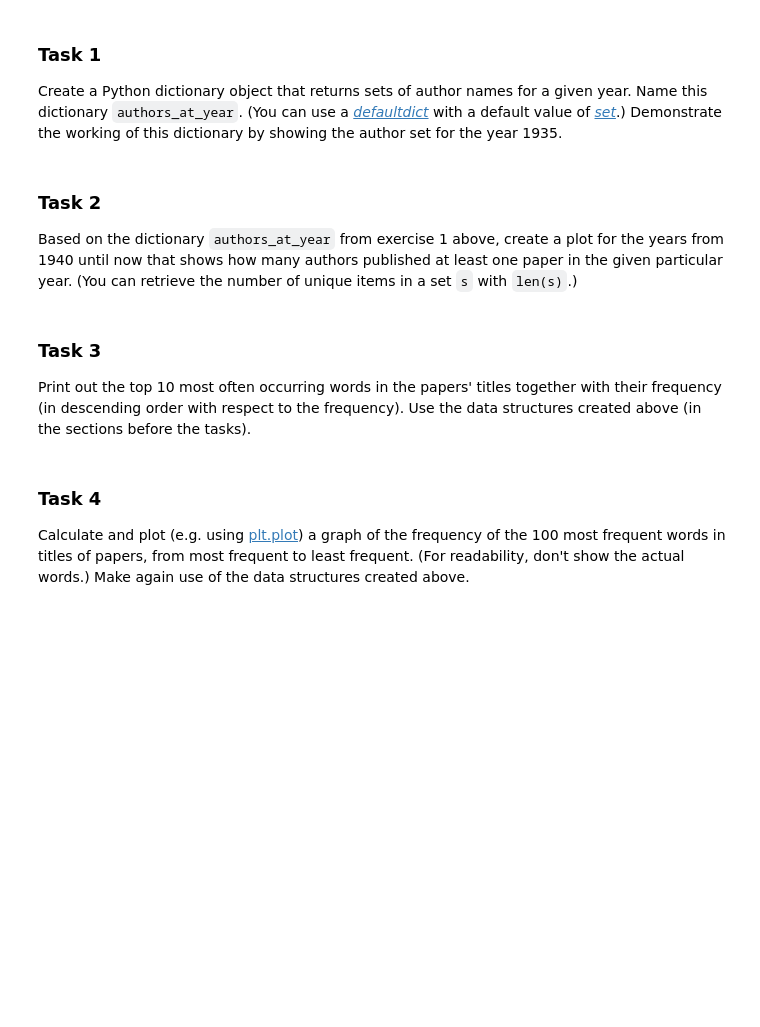
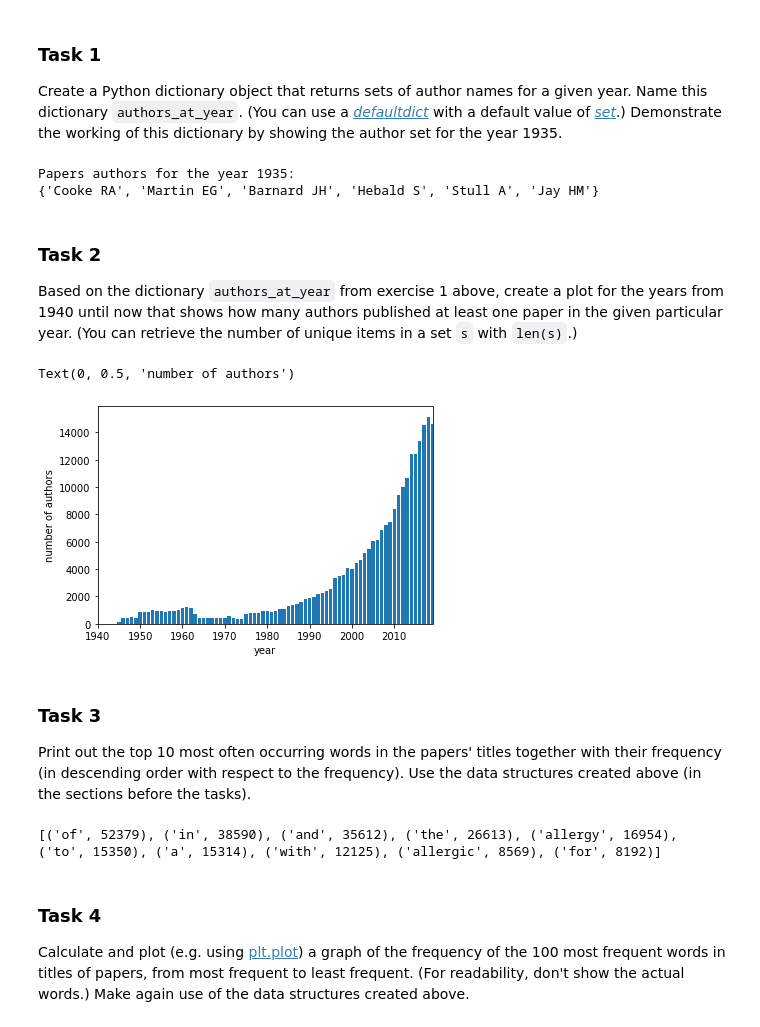
Before and after one commit to pokixu/IR2019, a Jupyter notebook: 01_inspecting.ipynb, the cells around one changed output. Drawn from its saved outputs; the diff is of its cells as text; code cells hidden in the pictures; blank space fills up the shorter version.

```diff
--- a/01_inspecting.ipynb
+++ b/01_inspecting.ipynb
@@ -157,3 +165,15 @@ Create a Python dictionary object that returns sets of author names for a given
+# %%
+authors_at_year = defaultdict(set)
+authors_per_year = [(paper.year, paper.authors) for paper in Summaries.values()]
+for (year, authors) in authors_per_year:
+    for author in authors:
+        authors_at_year[year].add(author)
+
+print('Papers authors for the year 1935:')
+print(authors_at_year[1935])
+# %% [output]
+Papers authors for the year 1935:
+{'Cooke RA', 'Martin EG', 'Barnard JH', 'Hebald S', 'Stull A', 'Jay HM'}
 # %% [markdown]
 ### Task 2
 
@@ -163,3 +181,14 @@ Based on the dictionary `authors_at_year` from exercise 1 above, create a plot f
+# %%
+sorted_authors_at_year = sorted(authors_at_year.items())
+authors_at_year_since_1940 = [ (y,len(authors_at_year[y])) for (y, authList) in sorted_authors_at_year if y >= 1940 ]
+
+plt.bar(x=years_since_1940, height=[ count for (y, count) in authors_at_year_since_1940])
+plt.xlim(1940, 2019)
+plt.xlabel('year')
+plt.ylabel('number of authors')
+# %% [output]
+Text(0, 0.5, 'number of authors')
+[figure, added]
 # %% [markdown]
 ### Task 3
 
@@ -169,3 +196,7 @@ Print out the top 10 most often occurring words in the papers' titles together w
+# %%
+print(word_counts.most_common(10))
+# %% [output]
+[('of', 52379), ('in', 38590), ('and', 35612), ('the', 26613), ('allergy', 16954), ('to', 15350), ('a', 15314), ('with', 12125), ('allergic', 8569), ('for', 8192)]
 # %% [markdown]
 ### Task 4
 
```
Also changed, not shown: parts of 16 cells of this notebook, 6 other files.
